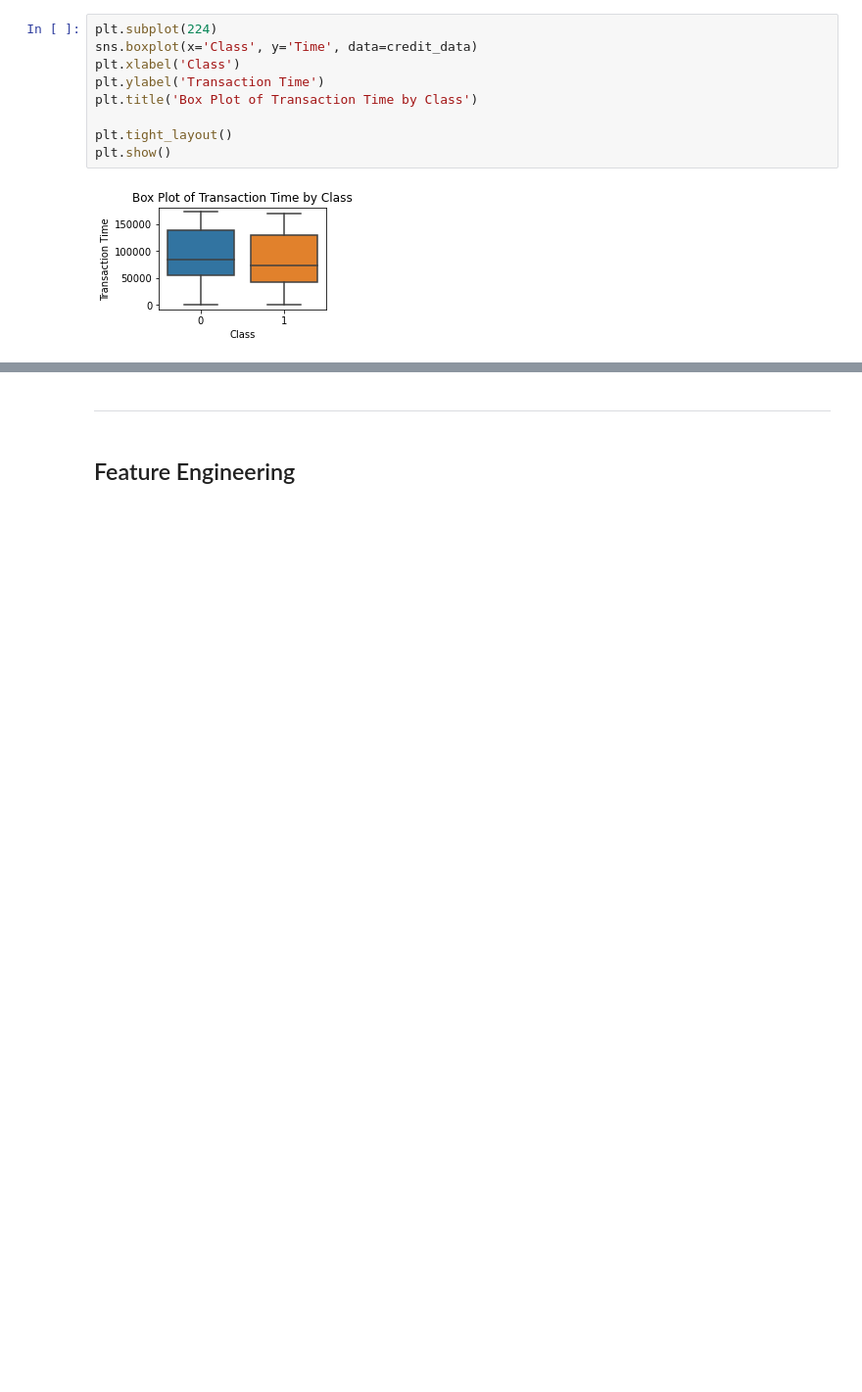
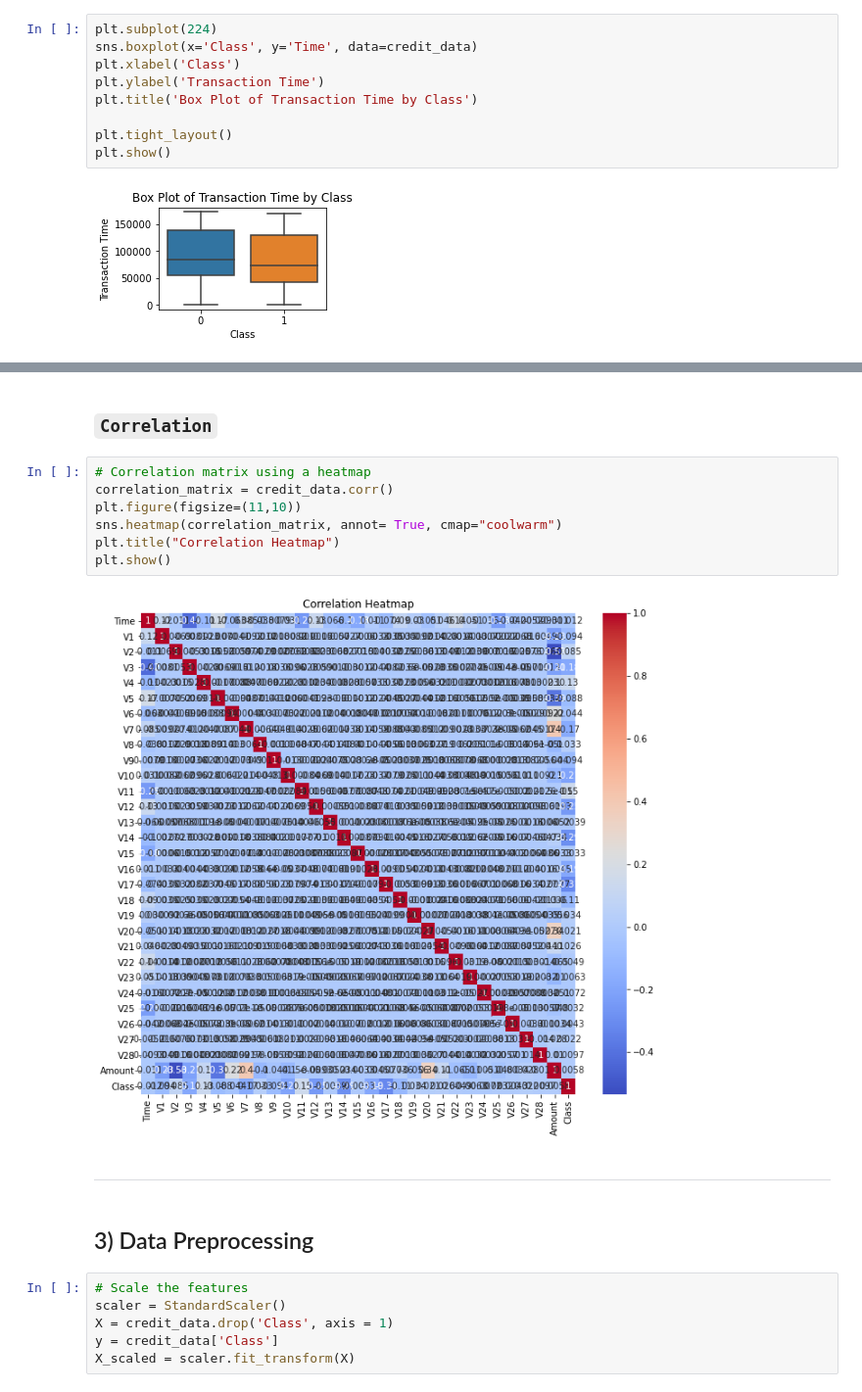
Before and after one commit to Edna722/CODSOFT_ML, a Jupyter notebook: Credit Card fraud detection _task 5.ipynb, the cells around one changed output, grey strips where cells are left out. Shown at 98% size. Cells and saved outputs as stored; diff of their text form; blank space fills up the shorter version.

```diff
--- a/Credit Card fraud detection _task 5.ipynb
+++ b/Credit Card fraud detection _task 5.ipynb
@@ -252,4 +268,21 @@ plt.show()
+# %% [markdown]
+### ` Correlation `
+# %%
+# Correlation matrix using a heatmap
+correlation_matrix = credit_data.corr()
+plt.figure(figsize=(11,10))
+sns.heatmap(correlation_matrix, annot= True, cmap="coolwarm")
+plt.title("Correlation Heatmap")
+plt.show()
+# %% [output]
+[figure, added]
 # %% [markdown]
 ---
-# %% [markdown]
-## Feature Engineering
+# %% [markdown]
+## 3) Data Preprocessing
+# %%
+# Scale the features
+scaler = StandardScaler()
+X = credit_data.drop('Class', axis = 1)
+y = credit_data['Class']
+X_scaled = scaler.fit_transform(X)
```
Also changed, not shown: parts of 11 cells of this notebook.
